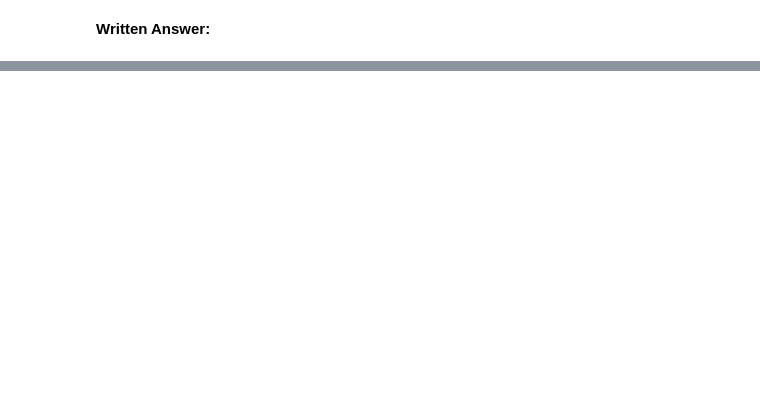
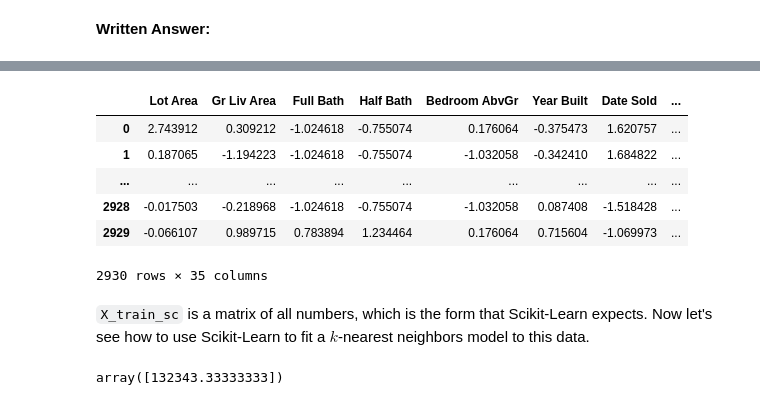
Before and after one commit to nmattei/cmps3160, a Jupyter notebook: _labs/Lab08/Lab08.ipynb, the cells around one changed output, grey strips where cells are left out. Drawn from its saved outputs; the diff is of its cells as text; code cells hidden in the pictures; blank space fills up the shorter version.

```diff
--- a/_labs/Lab08/Lab08.ipynb
+++ b/_labs/Lab08/Lab08.ipynb
@@ -559,0 +347,59 @@ Use what we've learned about model selection to determine whether or not includi
+# %%
+import numpy as np
+import pandas as pd
+pd.options.display.max_rows = 5
+
+housing = pd.read_csv("../data/ames.tsv", sep="\t")
+
+housing["Date Sold"] = housing["Yr Sold"] + housing["Mo Sold"] / 12
+features = ["Lot Area", "Gr Liv Area",
+            "Full Bath", "Half Bath",
+            "Bedroom AbvGr",
+            "Year Built", "Date Sold",
+            "Neighborhood"]
+X_train = pd.get_dummies(housing[features])
+y_train = housing["SalePrice"]
+
+x_new = pd.Series(index=X_train.columns, dtype=float)
+x_new["Lot Area"] = 9000
+x_new["Gr Liv Area"] = 1400
+x_new["Full Bath"] = 2
+x_new["Half Bath"] = 1
+x_new["Bedroom AbvGr"] = 3
+x_new["Year Built"] = 1980
+x_new["Date Sold"] = 2011
+x_new["Neighborhood_OldTown"] = 1
+x_new.fillna(0, inplace=True)
+
+X_train_mean = X_train.mean()
+X_train_std = X_train.std()
+X_train_sc = (X_train - X_train_mean) / X_train_std
+x_new_sc = (x_new - X_train_mean) / X_train_std
+
+X_train_sc
+# %% [output]
+|  | Lot Area | Gr Liv Area | Full Bath | Half Bath | Bedroom AbvGr | Year Built | Date Sold | ... |
+| 0 | 2.743912 | 0.309212 | -1.024618 | -0.755074 | 0.176064 | -0.375473 | 1.620757 | ... |
+| 1 | 0.187065 | -1.194223 | -1.024618 | -0.755074 | -1.032058 | -0.342410 | 1.684822 | ... |
+| ... | ... | ... | ... | ... | ... | ... | ... | ... |
+| 2928 | -0.017503 | -0.218968 | -1.024618 | -0.755074 | -1.032058 | 0.087408 | -1.518428 | ... |
+| 2929 | -0.066107 | 0.989715 | 0.783894 | 1.234464 | 0.176064 | 0.715604 | -1.069973 | ... |
+2930 rows × 35 columns
+# %% [markdown]
+`X_train_sc` is a matrix of all numbers, which is the form that Scikit-Learn expects. Now let's see how to use Scikit-Learn to fit a $k$-nearest neighbors model to this data.
+# %%
+from sklearn.neighbors import KNeighborsRegressor
+
+# Step 1: Declare the model.
+model = KNeighborsRegressor(n_neighbors=30)
+
+# Step 2: Fit the model to training data.
+model.fit(X_train_sc, y_train)
+
+# Step 3: Use the model to predict for new observations.
+# Scikit-Learn expects 2-dimensional arrays, so we need to
+# turn the Series into a DataFrame with 1 row.
+X_new_sc = x_new_sc.to_frame().T
+model.predict(X_new_sc)
+# %% [output]
+array([132343.33333333])
```
Also changed, not shown: parts of 144 cells of this notebook.
